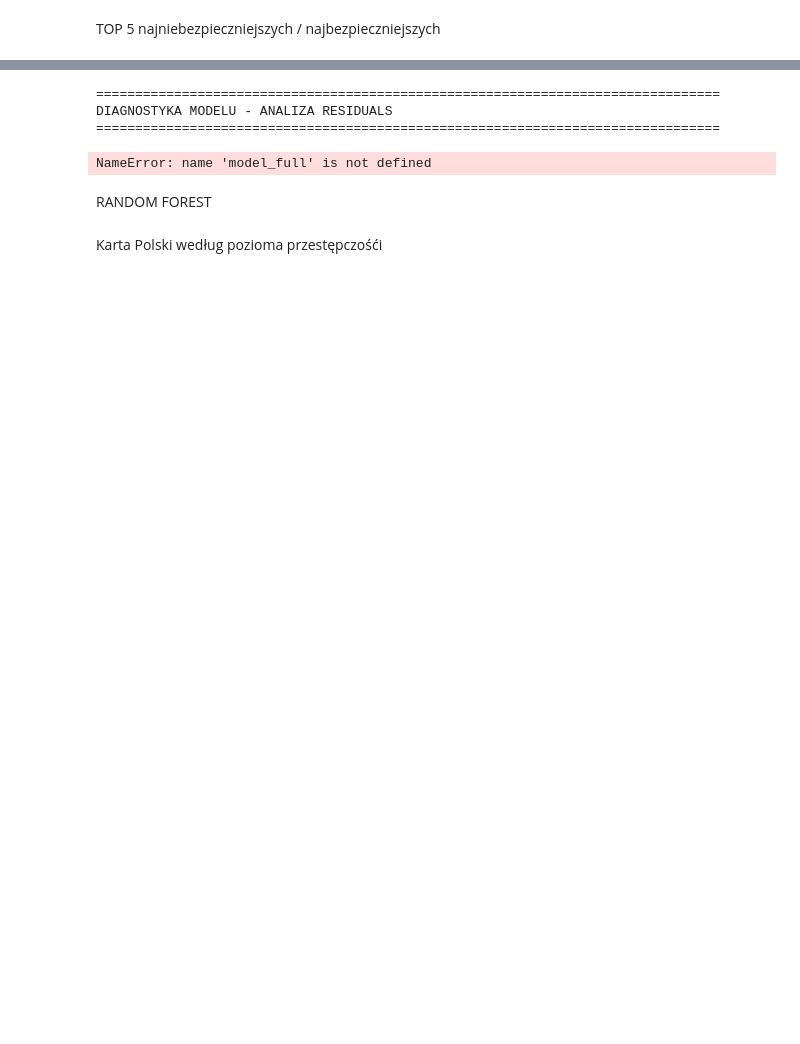
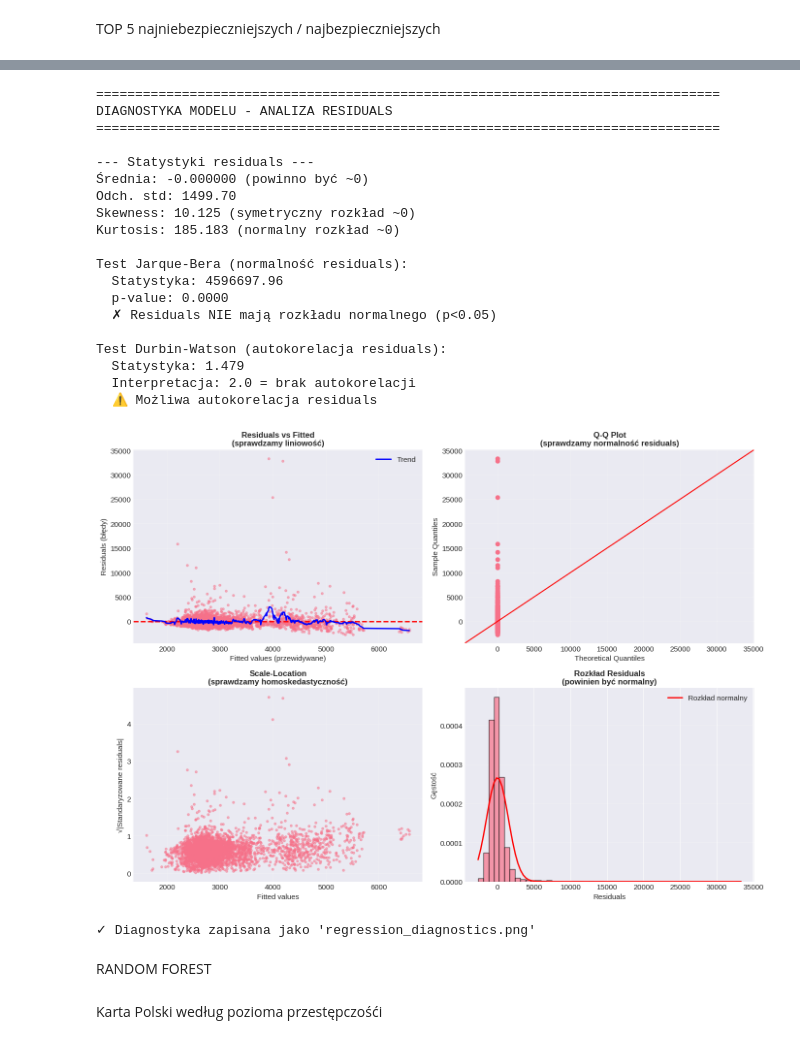
Before and after one commit to imizgun/polish-crimes-eda, a Jupyter notebook: polish_crimes_eda.ipynb, the cells around one changed output, grey strips where cells are left out. Saved outputs shown, nothing was run; the diff lists cells and outputs as text; code cells hidden in the pictures; blank space fills up the shorter version.

```diff
--- a/polish_crimes_eda.ipynb
+++ b/polish_crimes_eda.ipynb
@@ -906,8 +678,8 @@ print("DIAGNOSTYKA MODELU - ANALIZA RESIDUALS")
 print("="*80)
 
 # Obliczenie residuals
-residuals = model_full.resid
-fitted_values = model_full.fittedvalues
+residuals = model.resid
+fitted_values = model.fittedvalues
 
 # Statystyki residuals
 print("\n--- Statystyki residuals ---")
@@ -970,34 +742,51 @@ ax2.grid(True, alpha=0.3)
 ax3 = axes[1, 0]
 standardized_residuals = residuals / residuals.std()
 ax3.scatter(fitted_values, np.sqrt(np.abs(standardized_residuals)), alpha=0.5, s=10)
 ax3.set_xlabel('Fitted values', fontsize=11)
 ax3.set_ylabel('√|Standaryzowane residuals|', fontsize=11)
 ax3.set_title('Scale-Location\n(sprawdzamy homoskedastyczność)', fontsize=12, fontweight='bold')
 ax3.grid(True, alpha=0.3)
 
 # 4. Histogram residuals
 ax4 = axes[1, 1]
 ax4.hist(residuals, bins=50, edgecolor='black', alpha=0.7, density=True)
 # Dodanie krzywej normalnej
 mu, std = residuals.mean(), residuals.std()
 x = np.linspace(residuals.min(), residuals.max(), 100)
 ax4.plot(x, stats.norm.pdf(x, mu, std), 'r-', linewidth=2, label='Rozkład normalny')
 ax4.set_xlabel('Residuals', fontsize=11)
 ax4.set_ylabel('Gęstość', fontsize=11)
 ax4.set_title('Rozkład Residuals\n(powinien być normalny)', fontsize=12, fontweight='bold')
 ax4.legend()
 ax4.grid(True, alpha=0.3, axis='y')
 
 plt.tight_layout()
 plt.savefig('regression_diagnostics.png', dpi=300, bbox_inches='tight')
 plt.show()
 
 print("\n✓ Diagnostyka zapisana jako 'regression_diagnostics.png'")
 # %% [output]
 ================================================================================
 DIAGNOSTYKA MODELU - ANALIZA RESIDUALS
 ================================================================================
+
+--- Statystyki residuals ---
+Średnia: -0.000000 (powinno być ~0)
+Odch. std: 1499.70
+Skewness: 10.125 (symetryczny rozkład ~0)
+Kurtosis: 185.183 (normalny rozkład ~0)
+
+Test Jarque-Bera (normalność residuals):
+  Statystyka: 4596697.96
+  p-value: 0.0000
+  ✗ Residuals NIE mają rozkładu normalnego (p<0.05)
+
+Test Durbin-Watson (autokorelacja residuals):
+  Statystyka: 1.479
+  Interpretacja: 2.0 = brak autokorelacji
+  ⚠️ Możliwa autokorelacja residuals
+[figure, added]
-NameError: name 'model_full' is not defined
+✓ Diagnostyka zapisana jako 'regression_diagnostics.png'
 # %%
 print(model_full.rsquared_adj)
 print(model_full.rsquared)
```
Also changed, not shown: parts of 22 cells of this notebook, 2 other files.
